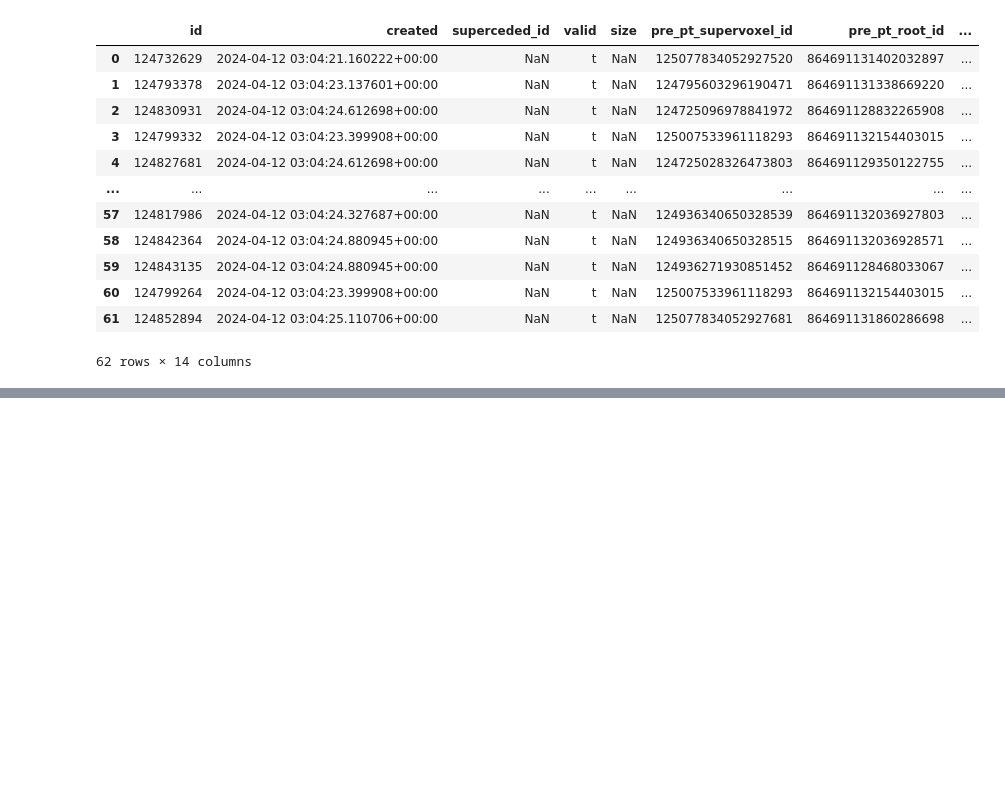
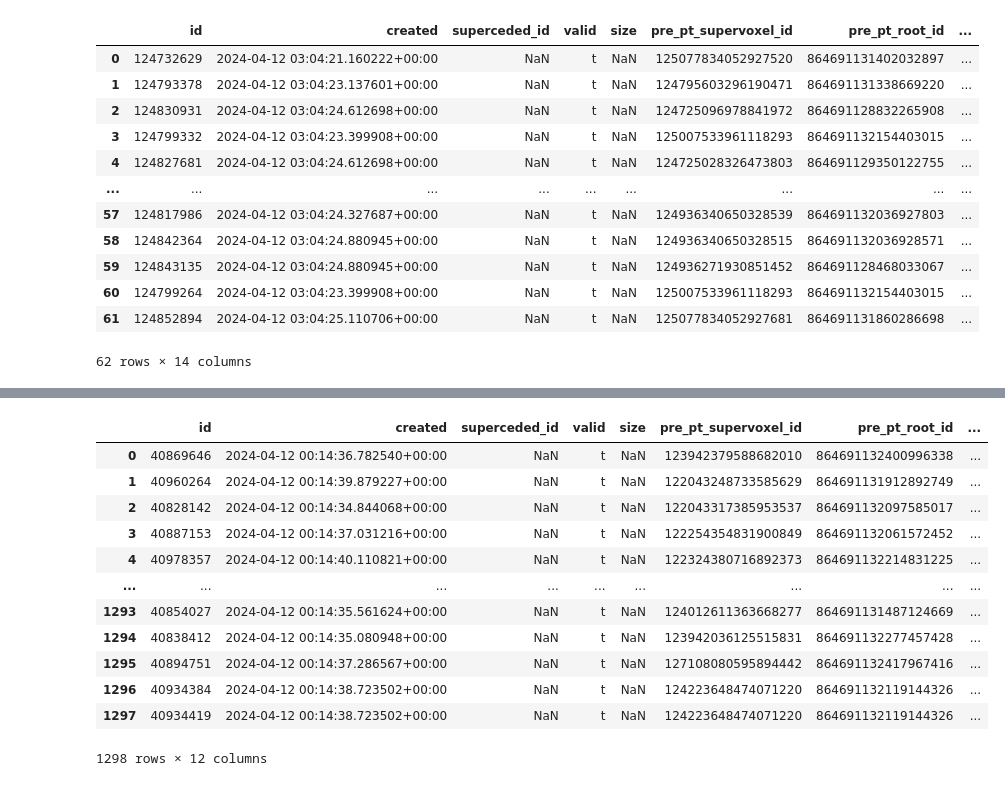
Before and after one commit to VCG/cave-scripts, a Jupyter notebook: notebooks/Query_Synapses.ipynb, the cells around one changed output, grey strips where cells are left out. Drawn from its saved outputs; the diff is of its cells as text; code cells hidden in the pictures; blank space fills up the shorter version.

Commit message:
update synapse_query

```diff
--- a/notebooks/Query_Synapses.ipynb
+++ b/notebooks/Query_Synapses.ipynb
@@ -148,0 +179,16 @@ merged_synapses_df
+# %%
+client.materialize.synapse_query(post_ids=[864691131861340864, 864691132349699414, 864691132270173278])
+# %% [output]
+|  | id | created | superceded_id | valid | size | pre_pt_supervoxel_id | pre_pt_root_id | ... |
+| 0 | 40869646 | 2024-04-12 00:14:36.782540+00:00 | NaN | t | NaN | 123942379588682010 | 864691132400996338 | ... |
+| 1 | 40960264 | 2024-04-12 00:14:39.879227+00:00 | NaN | t | NaN | 122043248733585629 | 864691131912892749 | ... |
+| 2 | 40828142 | 2024-04-12 00:14:34.844068+00:00 | NaN | t | NaN | 122043317385953537 | 864691132097585017 | ... |
+| 3 | 40887153 | 2024-04-12 00:14:37.031216+00:00 | NaN | t | NaN | 122254354831900849 | 864691132061572452 | ... |
+| 4 | 40978357 | 2024-04-12 00:14:40.110821+00:00 | NaN | t | NaN | 122324380716892373 | 864691132214831225 | ... |
+| ... | ... | ... | ... | ... | ... | ... | ... | ... |
+| 1293 | 40854027 | 2024-04-12 00:14:35.561624+00:00 | NaN | t | NaN | 124012611363668277 | 864691131487124669 | ... |
+| 1294 | 40838412 | 2024-04-12 00:14:35.080948+00:00 | NaN | t | NaN | 123942036125515831 | 864691132277457428 | ... |
+| 1295 | 40894751 | 2024-04-12 00:14:37.286567+00:00 | NaN | t | NaN | 127108080595894442 | 864691132417967416 | ... |
+| 1296 | 40934384 | 2024-04-12 00:14:38.723502+00:00 | NaN | t | NaN | 124223648474071220 | 864691132119144326 | ... |
+| 1297 | 40934419 | 2024-04-12 00:14:38.723502+00:00 | NaN | t | NaN | 124223648474071220 | 864691132119144326 | ... |
+1298 rows × 12 columns
```
Also changed, not shown: parts of 8 cells of this notebook.
